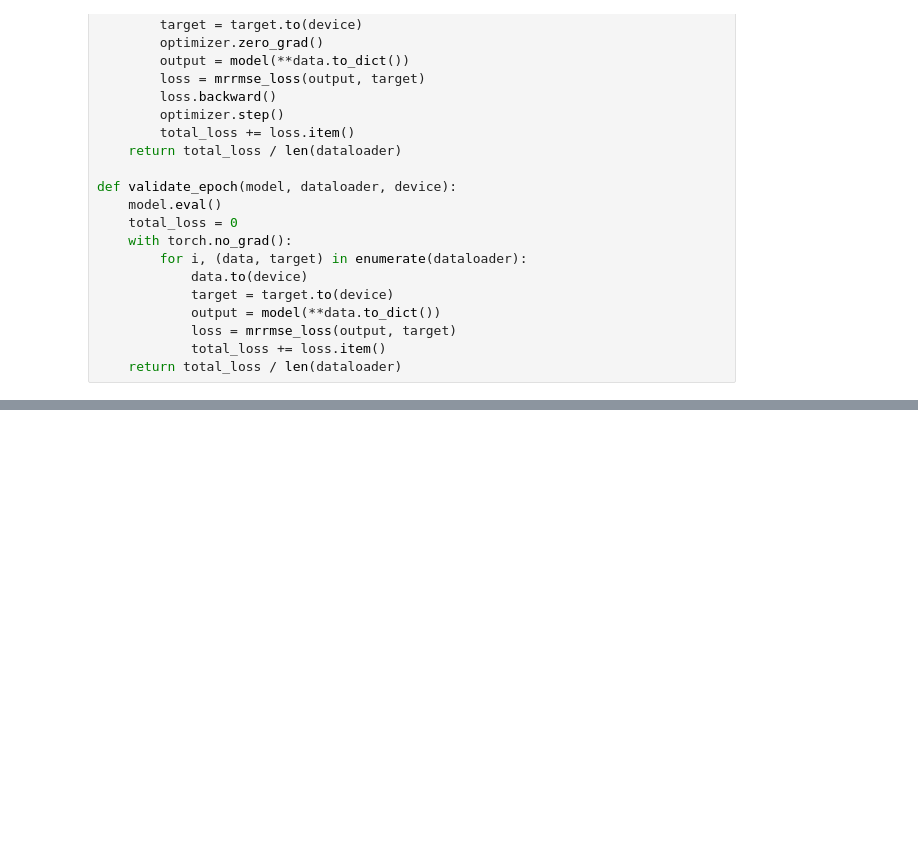
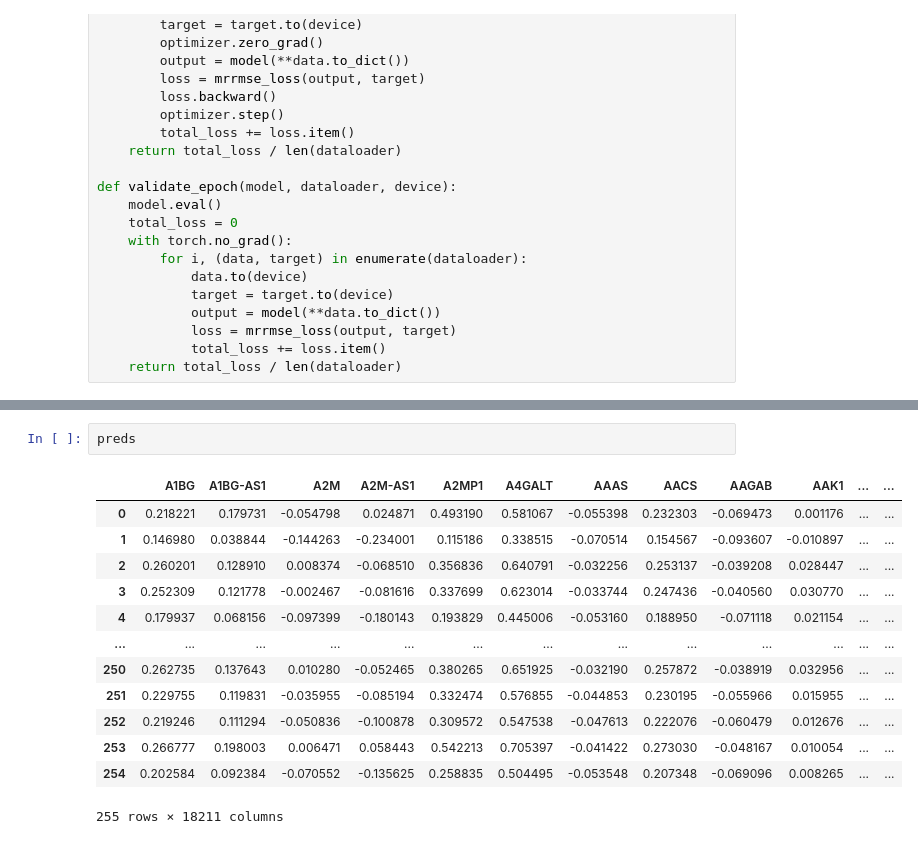
Before and after one commit to super-dainiu/kaggle-perturbation, a Jupyter notebook: notebooks/regression.ipynb, the cells around one changed output, grey strips where cells are left out. Cells and saved outputs as stored; diff of their text form; blank space fills up the shorter version.

```diff
--- a/notebooks/regression.ipynb
+++ b/notebooks/regression.ipynb
@@ -396,0 +513,16 @@ IndexError: index 0 is out of bounds for dimension 0 with size 0
+# %%
+preds
+# %% [output]
+|  | A1BG | A1BG-AS1 | A2M | A2M-AS1 | A2MP1 | A4GALT | AAAS | AACS | AAGAB | AAK1 | ... | ... |
+| 0 | 0.218221 | 0.179731 | -0.054798 | 0.024871 | 0.493190 | 0.581067 | -0.055398 | 0.232303 | -0.069473 | 0.001176 | ... | ... |
+| 1 | 0.146980 | 0.038844 | -0.144263 | -0.234001 | 0.115186 | 0.338515 | -0.070514 | 0.154567 | -0.093607 | -0.010897 | ... | ... |
+| 2 | 0.260201 | 0.128910 | 0.008374 | -0.068510 | 0.356836 | 0.640791 | -0.032256 | 0.253137 | -0.039208 | 0.028447 | ... | ... |
+| 3 | 0.252309 | 0.121778 | -0.002467 | -0.081616 | 0.337699 | 0.623014 | -0.033744 | 0.247436 | -0.040560 | 0.030770 | ... | ... |
+| 4 | 0.179937 | 0.068156 | -0.097399 | -0.180143 | 0.193829 | 0.445006 | -0.053160 | 0.188950 | -0.071118 | 0.021154 | ... | ... |
+| ... | ... | ... | ... | ... | ... | ... | ... | ... | ... | ... | ... | ... |
+| 250 | 0.262735 | 0.137643 | 0.010280 | -0.052465 | 0.380265 | 0.651925 | -0.032190 | 0.257872 | -0.038919 | 0.032956 | ... | ... |
+| 251 | 0.229755 | 0.119831 | -0.035955 | -0.085194 | 0.332474 | 0.576855 | -0.044853 | 0.230195 | -0.055966 | 0.015955 | ... | ... |
+| 252 | 0.219246 | 0.111294 | -0.050836 | -0.100878 | 0.309572 | 0.547538 | -0.047613 | 0.222076 | -0.060479 | 0.012676 | ... | ... |
+| 253 | 0.266777 | 0.198003 | 0.006471 | 0.058443 | 0.542213 | 0.705397 | -0.041422 | 0.273030 | -0.048167 | 0.010054 | ... | ... |
+| 254 | 0.202584 | 0.092384 | -0.070552 | -0.135625 | 0.258835 | 0.504495 | -0.053548 | 0.207348 | -0.069096 | 0.008265 | ... | ... |
+255 rows × 18211 columns
```
Also changed, not shown: parts of 13 cells of this notebook, 6 other files.
